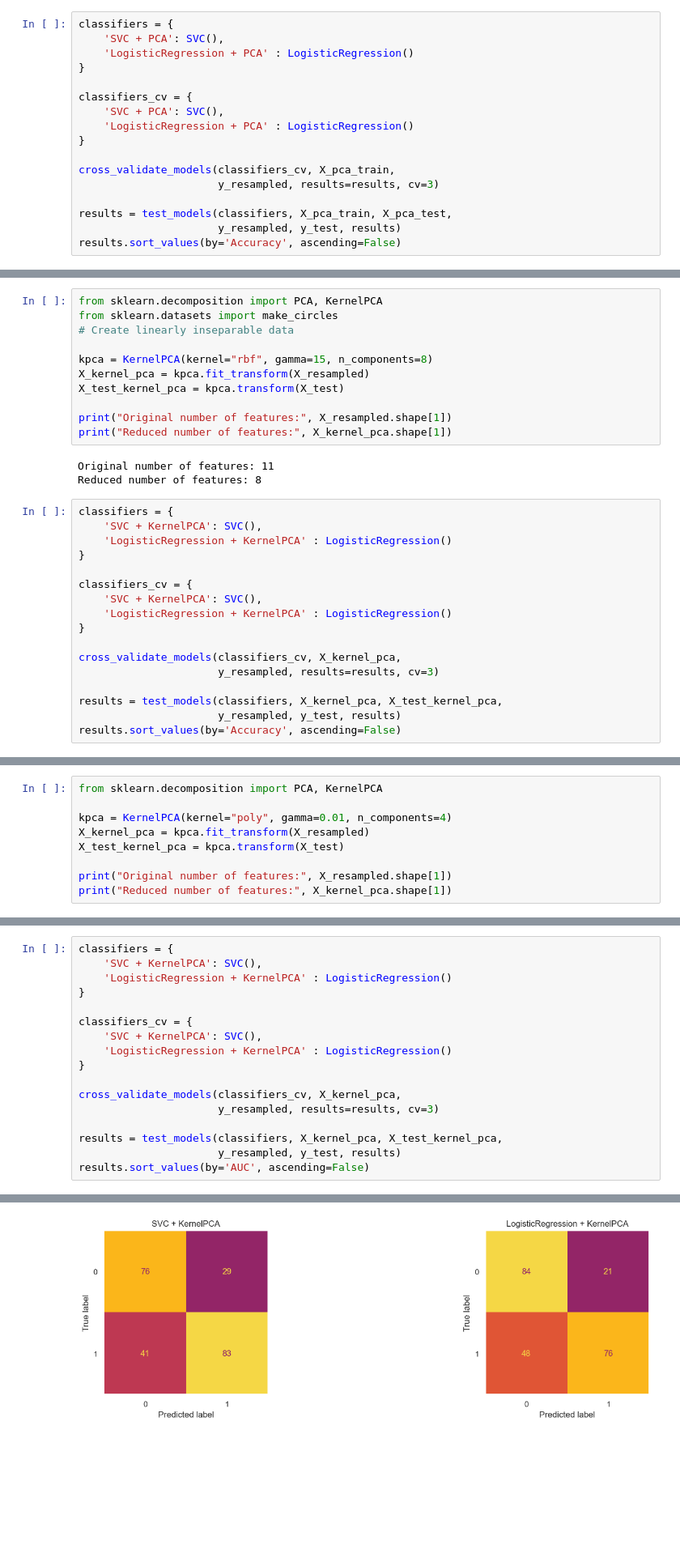
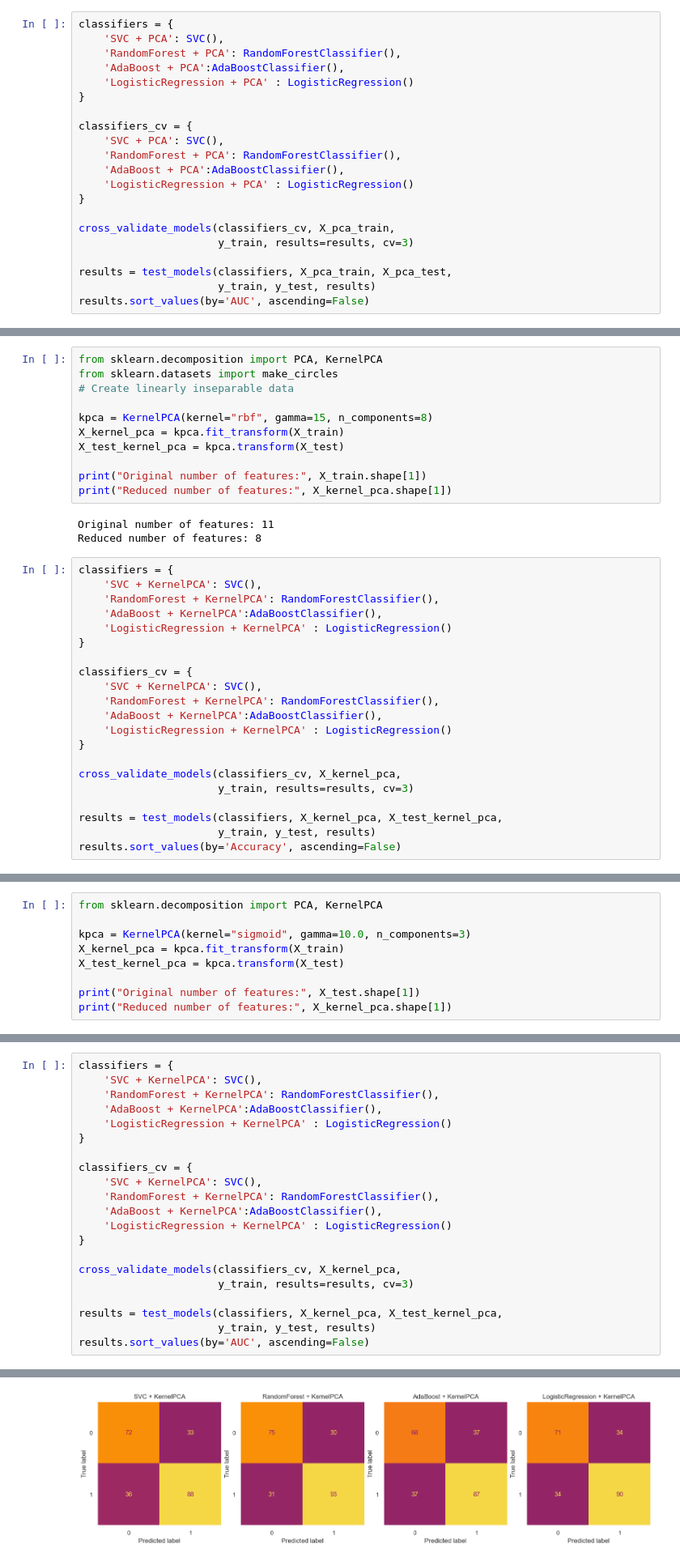
Before and after one commit to MilicaRangelov/PrikupljanjeIPredobradaPodatakaZaMasinskoUcenje, a Jupyter notebook: wine_quality.ipynb, the cells around one changed output, grey strips where cells are left out. Shown at 81% size. Cells and saved outputs as stored; diff of their text form; blank space fills up the shorter version.

```diff
--- a/wine_quality.ipynb
+++ b/wine_quality.ipynb
@@ -315,18 +302,22 @@ X_pca_train.shape
 # %%
 classifiers = {
     'SVC + PCA': SVC(),
+    'RandomForest + PCA': RandomForestClassifier(),
+    'AdaBoost + PCA':AdaBoostClassifier(),
     'LogisticRegression + PCA' : LogisticRegression()
 }
 
 classifiers_cv = {
     'SVC + PCA': SVC(),
+    'RandomForest + PCA': RandomForestClassifier(),
+    'AdaBoost + PCA':AdaBoostClassifier(),
     'LogisticRegression + PCA' : LogisticRegression()
 }
 
 cross_validate_models(classifiers_cv, X_pca_train,
-                      y_resampled, results=results, cv=3)
+                      y_train, results=results, cv=3)
 
 results = test_models(classifiers, X_pca_train, X_pca_test,
-                      y_resampled, y_test, results)
-results.sort_values(by='Accuracy', ascending=False)
+                      y_train, y_test, results)
+results.sort_values(by='AUC', ascending=False)
 # %% [output]
@@ -345,10 +340,10 @@ from sklearn.datasets import make_circles
 # Create linearly inseparable data
 
 kpca = KernelPCA(kernel="rbf", gamma=15, n_components=8)
-X_kernel_pca = kpca.fit_transform(X_resampled)
+X_kernel_pca = kpca.fit_transform(X_train)
 X_test_kernel_pca = kpca.transform(X_test)
 
-print("Original number of features:", X_resampled.shape[1])
+print("Original number of features:", X_train.shape[1])
 print("Reduced number of features:", X_kernel_pca.shape[1])
 # %% [output]
 Original number of features: 11
@@ -356,18 +351,22 @@ Reduced number of features: 8
 # %%
 classifiers = {
     'SVC + KernelPCA': SVC(),
+    'RandomForest + KernelPCA': RandomForestClassifier(),
+    'AdaBoost + KernelPCA':AdaBoostClassifier(),
     'LogisticRegression + KernelPCA' : LogisticRegression()
 }
 
 classifiers_cv = {
     'SVC + KernelPCA': SVC(),
+    'RandomForest + KernelPCA': RandomForestClassifier(),
+    'AdaBoost + KernelPCA':AdaBoostClassifier(),
     'LogisticRegression + KernelPCA' : LogisticRegression()
 }
 
 cross_validate_models(classifiers_cv, X_kernel_pca,
-                      y_resampled, results=results, cv=3)
+                      y_train, results=results, cv=3)
 
 results = test_models(classifiers, X_kernel_pca, X_test_kernel_pca,
-                      y_resampled, y_test, results)
+                      y_train, y_test, results)
 results.sort_values(by='Accuracy', ascending=False)
 # %% [output]
@@ -419,11 +424,11 @@ Test Set Accuracy: 0.7074235807860262
 # %%
 from sklearn.decomposition import PCA, KernelPCA
 
-kpca = KernelPCA(kernel="poly", gamma=0.01, n_components=4)
-X_kernel_pca = kpca.fit_transform(X_resampled)
+kpca = KernelPCA(kernel="sigmoid", gamma=10.0, n_components=3)
+X_kernel_pca = kpca.fit_transform(X_train)
 X_test_kernel_pca = kpca.transform(X_test)
 
-print("Original number of features:", X_resampled.shape[1])
+print("Original number of features:", X_test.shape[1])
 print("Reduced number of features:", X_kernel_pca.shape[1])
 # %% [output]
 Original number of features: 11
@@ -431,18 +436,22 @@ Reduced number of features: 4
 # %%
 classifiers = {
     'SVC + KernelPCA': SVC(),
+    'RandomForest + KernelPCA': RandomForestClassifier(),
+    'AdaBoost + KernelPCA':AdaBoostClassifier(),
     'LogisticRegression + KernelPCA' : LogisticRegression()
 }
 
 classifiers_cv = {
     'SVC + KernelPCA': SVC(),
+    'RandomForest + KernelPCA': RandomForestClassifier(),
+    'AdaBoost + KernelPCA':AdaBoostClassifier(),
     'LogisticRegression + KernelPCA' : LogisticRegression()
 }
 
 cross_validate_models(classifiers_cv, X_kernel_pca,
-                      y_resampled, results=results, cv=3)
+                      y_train, results=results, cv=3)
 
 results = test_models(classifiers, X_kernel_pca, X_test_kernel_pca,
-                      y_resampled, y_test, results)
+                      y_train, y_test, results)
 results.sort_values(by='AUC', ascending=False)
 # %% [output]
@@ -458 +473 @@ SVC + KernelPCA... LogisticRegression + KernelPCA... SVC + KernelPCA:DONE; Logis
-[figure, old version]
+[figure, new version]
```
Also changed, not shown: parts of 27 cells of this notebook.
